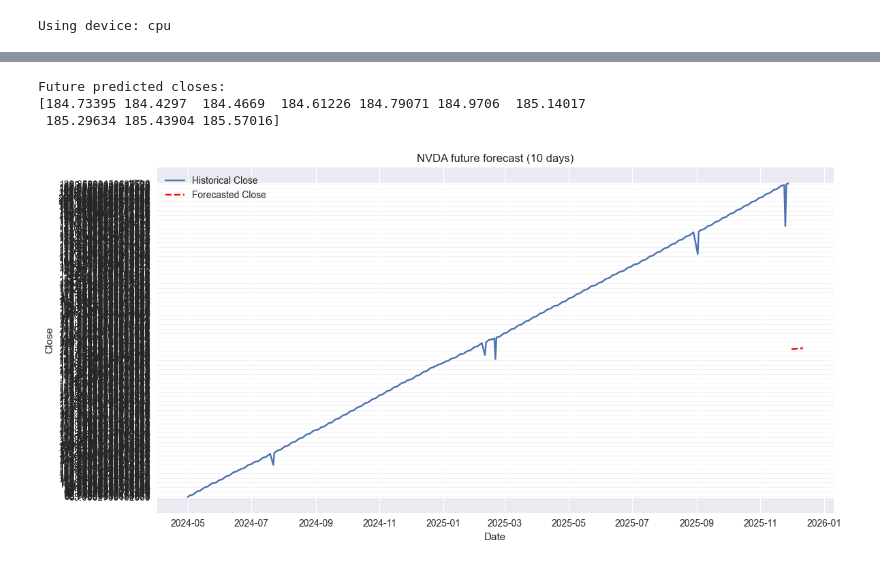
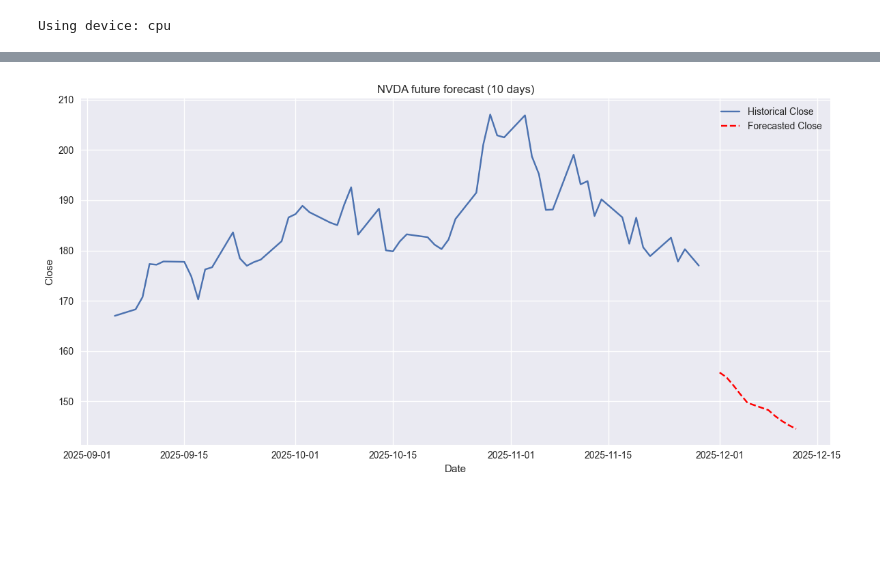
Before and after one commit to yyedige/newalgotrade, a Jupyter notebook: model/lstm.ipynb, the cells around one changed output, grey strips where cells are left out. Saved outputs shown, nothing was run; the diff lists cells and outputs as text; code cells hidden in the pictures; blank space fills up the shorter version.

Commit message:
modified:   data_load.ipynb 	modified:   data_processer.ipynb 	modified:   model/SMA50SMA200.ipynb 	modified:   model/lstm.ipynb

```diff
--- a/model/lstm.ipynb
+++ b/model/lstm.ipynb
@@ -21,9 +21,9 @@ plt.style.use("seaborn-v0_8")
 # ============================
 # Configuration
 # ============================
-start_date = "2024-05-01"
+start_date = "2022-05-01"
 sequence_length = 30      # number of past days to look at
-train_ratio = 0.8         # 80% train, 20% test
+train_ratio = 0.7         # 80% train, 20% test
 num_epochs = 200
 learning_rate = 1e-3
 hidden_size = 64
@@ -295,5 +389,6 @@ plt.show()
 # %%
-# 10. Future forecasting
+# ============================
+# 10. Future forecasting (fixed)
 # ============================
 def forecast_future(model, scaler, close_scaled, steps=10, sequence_length=30, device="cpu"):
     model.eval()
@@ -308,57 +403,47 @@ def forecast_future(model, scaler, close_scaled, steps=10, sequence_length=30, d
             next_step = next_scaled.unsqueeze(1)       # (1, 1, 1)
             window = torch.cat([window[:, 1:, :], next_step], dim=1)
 
     future_scaled_arr = np.vstack(future_scaled)       # (steps, 1)
     future_closes = scaler.inverse_transform(future_scaled_arr)
     return future_closes
 
+
+# 1) Make sure Close is numeric (y-axis must be numbers, not dates/strings)
+close_prices["Close"] = pd.to_numeric(close_prices["Close"], errors="coerce")
+close_prices = close_prices.dropna(subset=["Close"])
+
+# 2) DO NOT create a new scaler; reuse the one from training
+#    'scaler' and 'close_scaled' come from earlier in the notebook.
+
 future_days = 10
-future_closes = forecast_future(
-    model=model,
-    scaler=scaler,
-    close_scaled=close_scaled,
-    steps=future_days,
-    sequence_length=sequence_length,
-    device=device,
-)
-
-print("Future predicted closes:")
-print(future_closes.reshape(-1))
-
-last_date = close_prices.index[-1]
-future_index = pd.bdate_range(start=last_date + pd.Timedelta(days=1),
-                              periods=future_days)
-
-scaler = StandardScaler()
-close_scaled = scaler.fit_transform(close_prices[["Close"]].values)
-
 future_closes = forecast_future(
     model=model,
     scaler=scaler,
     close_scaled=close_scaled,
     steps=future_days,
     sequence_length=sequence_length,
     device=device,
 )
 
 last_date = close_prices.index[-1]
 future_index = pd.bdate_range(start=last_date + pd.Timedelta(days=1),
                               periods=future_days)
 
+# 3) Plot only recent history for readability
+history_window = 60  # last 60 days
+history_tail = close_prices.tail(history_window)
+
 plt.figure(figsize=(12, 6))
-plt.plot(close_prices.index, close_prices["Close"], label="Historical Close")
+plt.plot(history_tail.index, history_tail["Close"], label="Historical Close")
 plt.plot(future_index, future_closes.flatten(), "r--", label="Forecasted Close")
 plt.title(f"{ticker} future forecast ({future_days} days)")
 plt.xlabel("Date")
 plt.ylabel("Close")
 plt.legend()
 plt.tight_layout()
 plt.show()
 # %% [output]
-Future predicted closes:
-[184.73395 184.4297  184.4669  184.61226 184.79071 184.9706  185.14017
- 185.29634 185.43904 185.57016]
-[figure, old version]
+[figure, new version]
 # %%
 # ============================
 # 11. Signals from 10-day forecast
```
Also changed, not shown: parts of 7 cells of this notebook, 2 other files.
